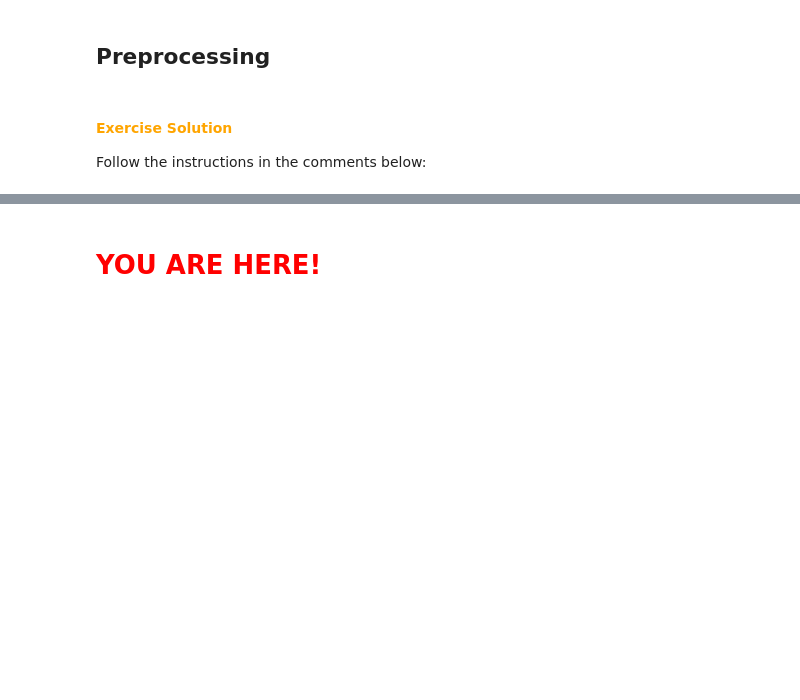
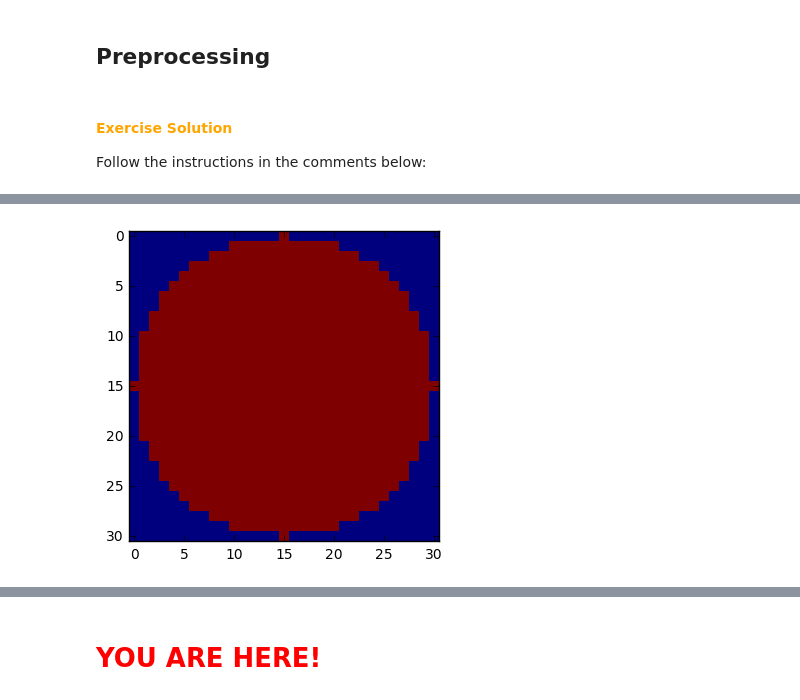
Before and after one commit to tobyhodges/python-workshop-image-processing, a Jupyter notebook: main_tutorial/tutorial_pipeline_solutions.ipynb, the cells around one changed output, grey strips where cells are left out. Cells and saved outputs as stored; diff of their text form; code cells hidden in the pictures; blank space fills up the shorter version.

```diff
--- a/main_tutorial/tutorial_pipeline_solutions.ipynb
+++ b/main_tutorial/tutorial_pipeline_solutions.ipynb
@@ -145,0 +164,35 @@ plt.show()
+# %%
+# Step 1
+
+# (i) Create a disk-shaped structuring element and asign it to a new variable.
+# Structuring elements are small binary images that indicate which pixels
+# should be considered as the 'neighborhood' of the central pixel.
+#
+# An example of a small disk-shaped SE would be this:
+#   0 0 1 0 0
+#   0 1 1 1 0
+#   1 1 1 1 1
+#   0 1 1 1 0
+#   0 0 1 0 0
+#
+# The equation below creates such structuring elements.
+# It is an elegant but complicated piece of code and at the moment it is not
+# necessary for you to understand it in detail. Use it to create structuring
+# elements of different sizes (by changing 'i') and find a way to visualize
+# the result.
+#
+# Try to answer the following questions:
+#   - Is the resulting SE really circular?  >>> Close enough for large i, not so much for small i
+#   - Can certain values of 'i' cause problems? If so, why?  >>> Even values create a slight asymmetry!
+#   - What value of i should used for the se?
+#     Note that, similar to the sigma in Gaussian smoothing, the size of the SE
+#     is first estimated based on the images and by thinking about what would
+#     make sense. Later, it can be optimized by trial and error.
+#     >>> My first guess was i=30 (about 3x the membrane diameter).
+#         I tried out some other values but ultimately stuck with this.
+i = 31
+struct = (np.mgrid[:i,:i][0] - np.floor(i/2))**2 + (np.mgrid[:i,:i][1] - np.floor(i/2))**2 <= np.floor(i/2)**2
+plt.imshow(struct,interpolation='none')
+plt.show()
+# %% [output]
+[figure, added]
```
Also changed, not shown: parts of 19 cells of this notebook, 1 other file.
